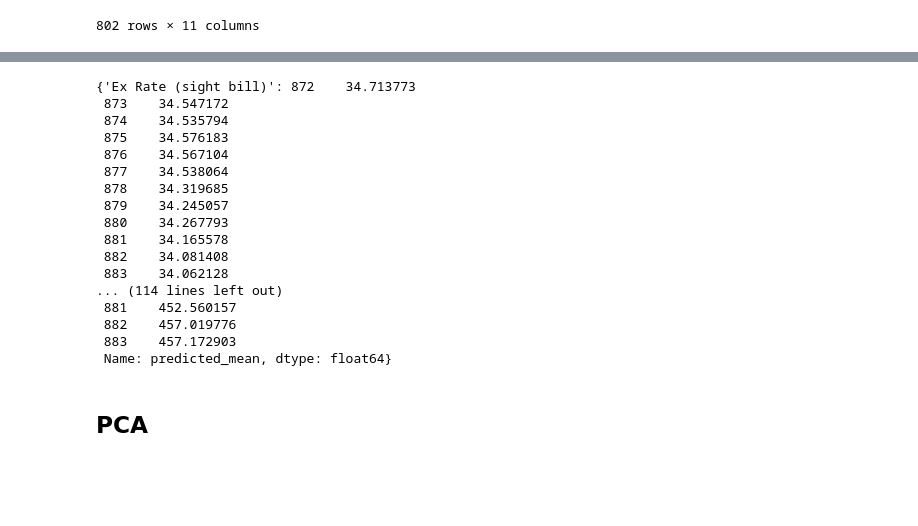
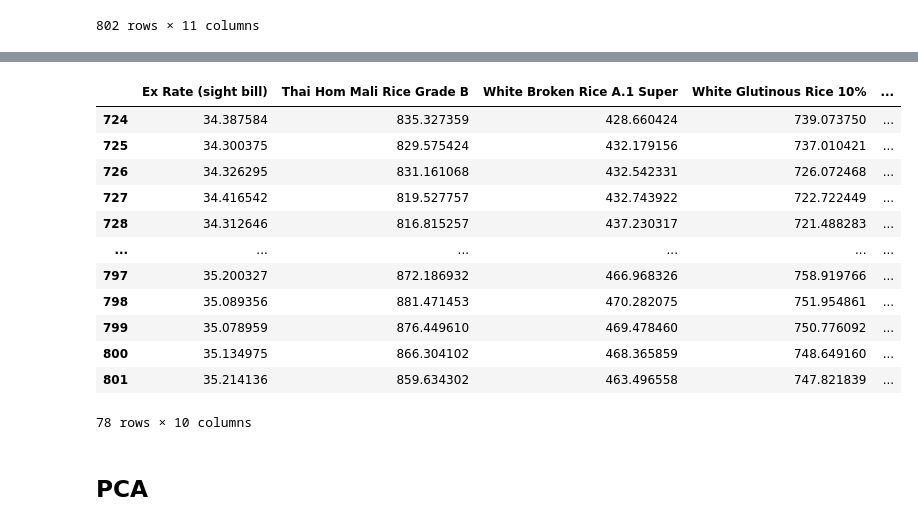
Before and after one commit to chanopsethiwan/RicePricePrediction, a Jupyter notebook: src/ChanopSethiwanA0296969WAssignment2.ipynb, the cells around one changed output, grey strips where cells are left out. Saved outputs shown, nothing was run; the diff lists cells and outputs as text; code cells hidden in the pictures; blank space fills up the shorter version.

```diff
--- a/src/ChanopSethiwanA0296969WAssignment2.ipynb
+++ b/src/ChanopSethiwanA0296969WAssignment2.ipynb
@@ -718,20 +723,18 @@ Processing column: Parboiled Rice 100%
-# %%
-forecasts
-# %% [output]
-{'Ex Rate (sight bill)': 872    34.713773
- 873    34.547172
- 874    34.535794
- 875    34.576183
- 876    34.567104
- 877    34.538064
- 878    34.319685
- 879    34.245057
- 880    34.267793
- 881    34.165578
- 882    34.081408
- 883    34.062128
-... (114 lines left out)
- 881    452.560157
- 882    457.019776
- 883    457.172903
- Name: predicted_mean, dtype: float64}
+# %%
+forecasts
+forecast_df = pd.DataFrame(forecasts)
+forecast_df
+# %% [output]
+|  | Ex Rate (sight bill) | Thai Hom Mali Rice Grade B | White Broken Rice A.1 Super | White Glutinous Rice 10% | ... |
+| 724 | 34.387584 | 835.327359 | 428.660424 | 739.073750 | ... |
+| 725 | 34.300375 | 829.575424 | 432.179156 | 737.010421 | ... |
+| 726 | 34.326295 | 831.161068 | 432.542331 | 726.072468 | ... |
+| 727 | 34.416542 | 819.527757 | 432.743922 | 722.722449 | ... |
+| 728 | 34.312646 | 816.815257 | 437.230317 | 721.488283 | ... |
+| ... | ... | ... | ... | ... | ... |
+| 797 | 35.200327 | 872.186932 | 466.968326 | 758.919766 | ... |
+| 798 | 35.089356 | 881.471453 | 470.282075 | 751.954861 | ... |
+| 799 | 35.078959 | 876.449610 | 469.478460 | 750.776092 | ... |
+| 800 | 35.134975 | 866.304102 | 468.365859 | 748.649160 | ... |
+| 801 | 35.214136 | 859.634302 | 463.496558 | 747.821839 | ... |
+78 rows × 10 columns
```
Also changed, not shown: parts of 2 cells of this notebook, 4 other files.
